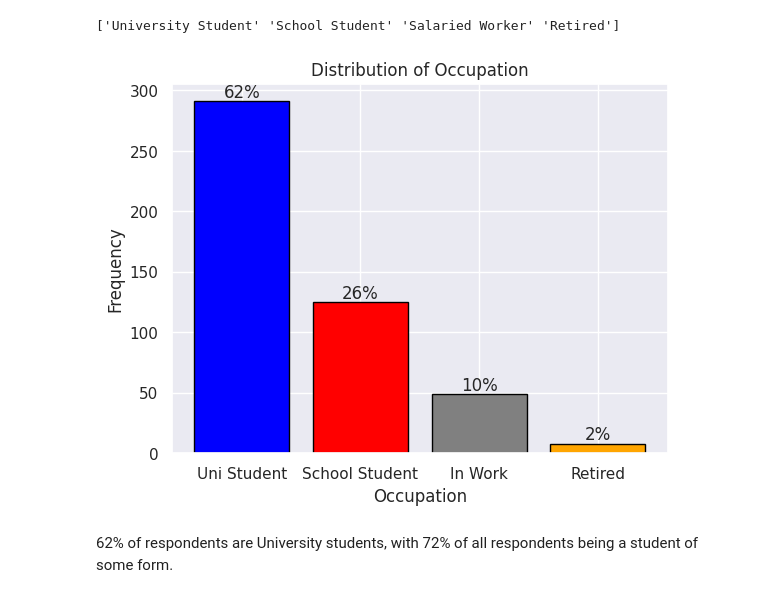
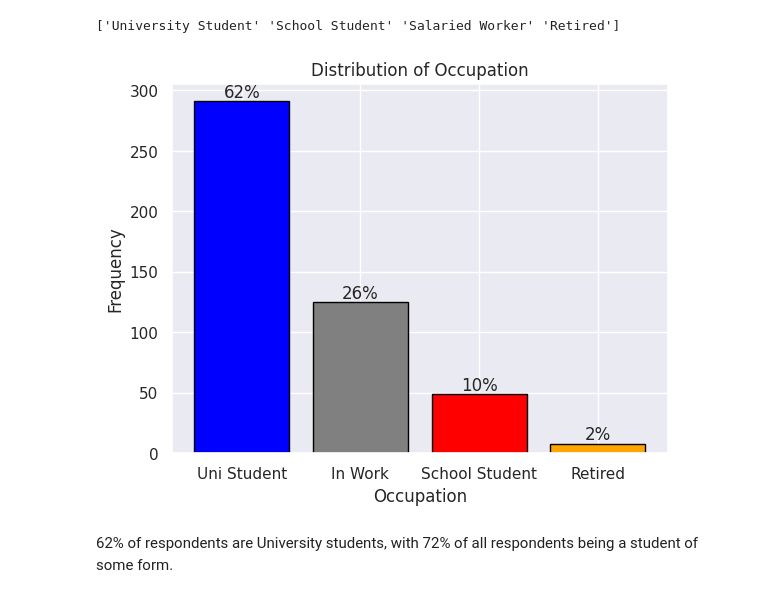
Before and after one commit to ookadeet/SocialMedia-MentalHealth, a Jupyter notebook: smmh.ipynb, the cells around one changed output. Drawn from its saved outputs; the diff is of its cells as text; code cells hidden in the pictures.

```diff
--- a/smmh.ipynb
+++ b/smmh.ipynb
@@ -489,35 +489,38 @@ print(df.Occupation.unique())
 # %% [output]
 ['University Student' 'School Student' 'Salaried Worker' 'Retired']
 # %%
-#Plot occupation histogram
+# Plot occupation histogram
 # Map colors to the occupation categories
 colour_map = {
     'Uni Student': 'blue',
+    'In Work': 'grey',
     'School Student': 'red',
-    'In Work': 'grey',
-    'Retired' : 'orange'
+    'Retired': 'orange'
 }
 
 # Adjust the occupation labels
 occupation_labels = [label.replace('University Student', 'Uni Student').replace('Salaried Worker', 'In Work') for label in df['Occupation'].value_counts().index]
 
 # Make sure all categories in colour_map are present in the data
 categories = [label for label in colour_map.keys() if label in occupation_labels]
 counts = [count for label, count in zip(occupation_labels, df['Occupation'].value_counts().values) if label in categories]
 
 total_points = sum(counts)
 
+# Create a list of colors in the correct order
+colors = [colour_map[label] for label in categories]
+
 plt.xlabel('Occupation')
 plt.ylabel('Frequency')
 plt.title('Distribution of Occupation')
-bars = plt.bar(categories, counts, color=[colour_map.get(c) for c in categories], edgecolor='black')
+bars = plt.bar(categories, counts, color=colors, edgecolor='black')
 for bar in bars:
     height = bar.get_height()
     percentage = (height / total_points) * 100
     plt.text(bar.get_x() + bar.get_width() / 2, height, f'{percentage:.0f}%', ha='center', va='bottom')
 plt.show()
 # %% [output]
-[figure, old version]
+[figure, new version]
 # %% [markdown]
 62% of respondents are University students, with 72% of all respondents being a student of some form.
 # %%
```
